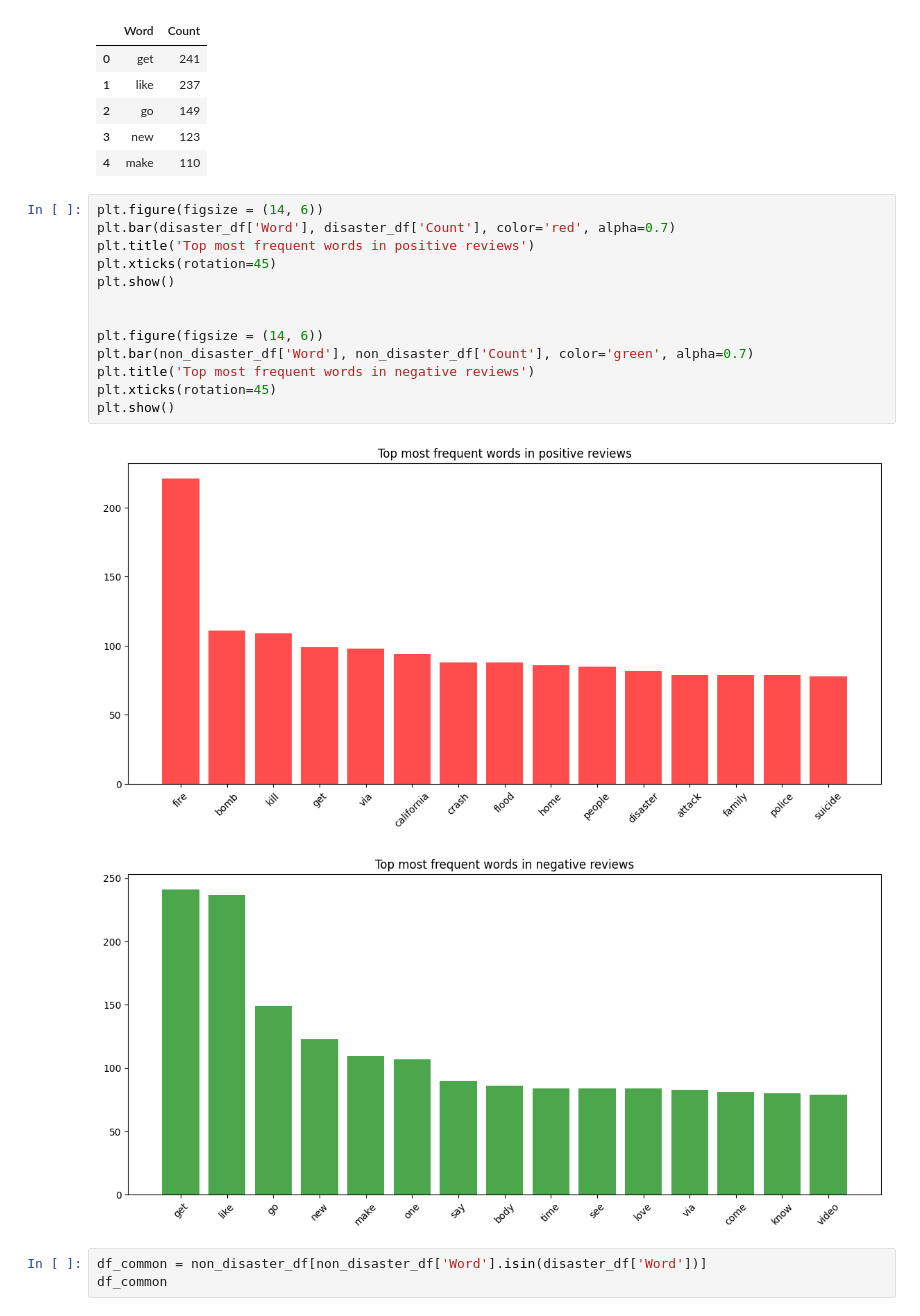
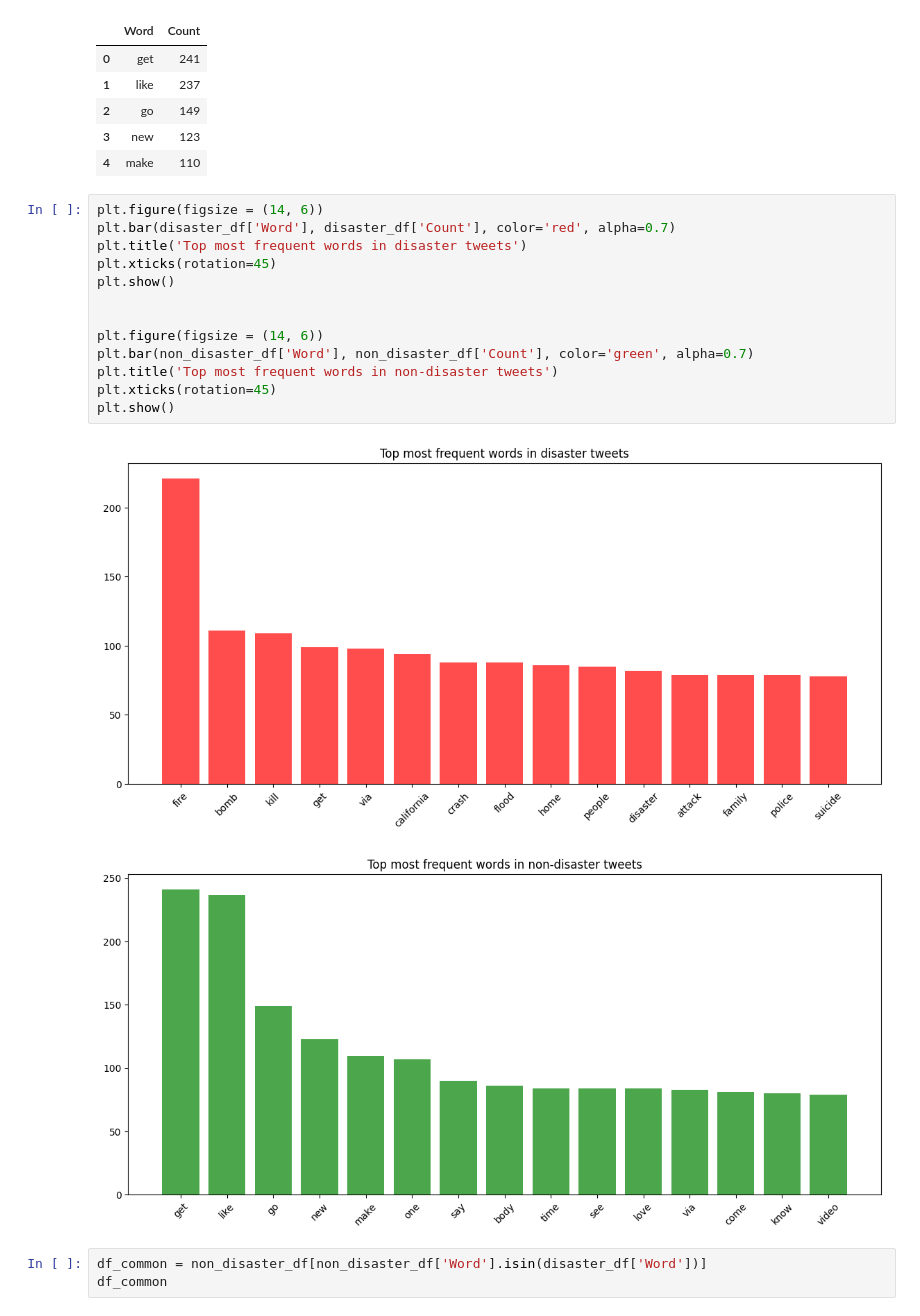
Before and after one commit to JericCantos/DisasterTweetPredictions, a Jupyter notebook: notebooks/DisasterTweetPrediction.ipynb, the cells around one changed output. Drawn from its saved outputs; the diff is of its cells as text.

Commit message:
updated chart titles

```diff
--- a/notebooks/DisasterTweetPrediction.ipynb
+++ b/notebooks/DisasterTweetPrediction.ipynb
@@ -902,19 +906,19 @@ non_disaster_df.head()
 # %%
 plt.figure(figsize = (14, 6))
 plt.bar(disaster_df['Word'], disaster_df['Count'], color='red', alpha=0.7)
-plt.title('Top most frequent words in positive reviews')
+plt.title('Top most frequent words in disaster tweets')
 plt.xticks(rotation=45)
 plt.show()
 
 
 plt.figure(figsize = (14, 6))
 plt.bar(non_disaster_df['Word'], non_disaster_df['Count'], color='green', alpha=0.7)
-plt.title('Top most frequent words in negative reviews')
+plt.title('Top most frequent words in non-disaster tweets')
 plt.xticks(rotation=45)
 plt.show()
 # %% [output]
 [figure]
-[figure, old version]
+[figure, new version]
 # %%
 df_common = non_disaster_df[non_disaster_df['Word'].isin(disaster_df['Word'])]
 df_common
```
Also changed, not shown: parts of 1 cell of this notebook.
